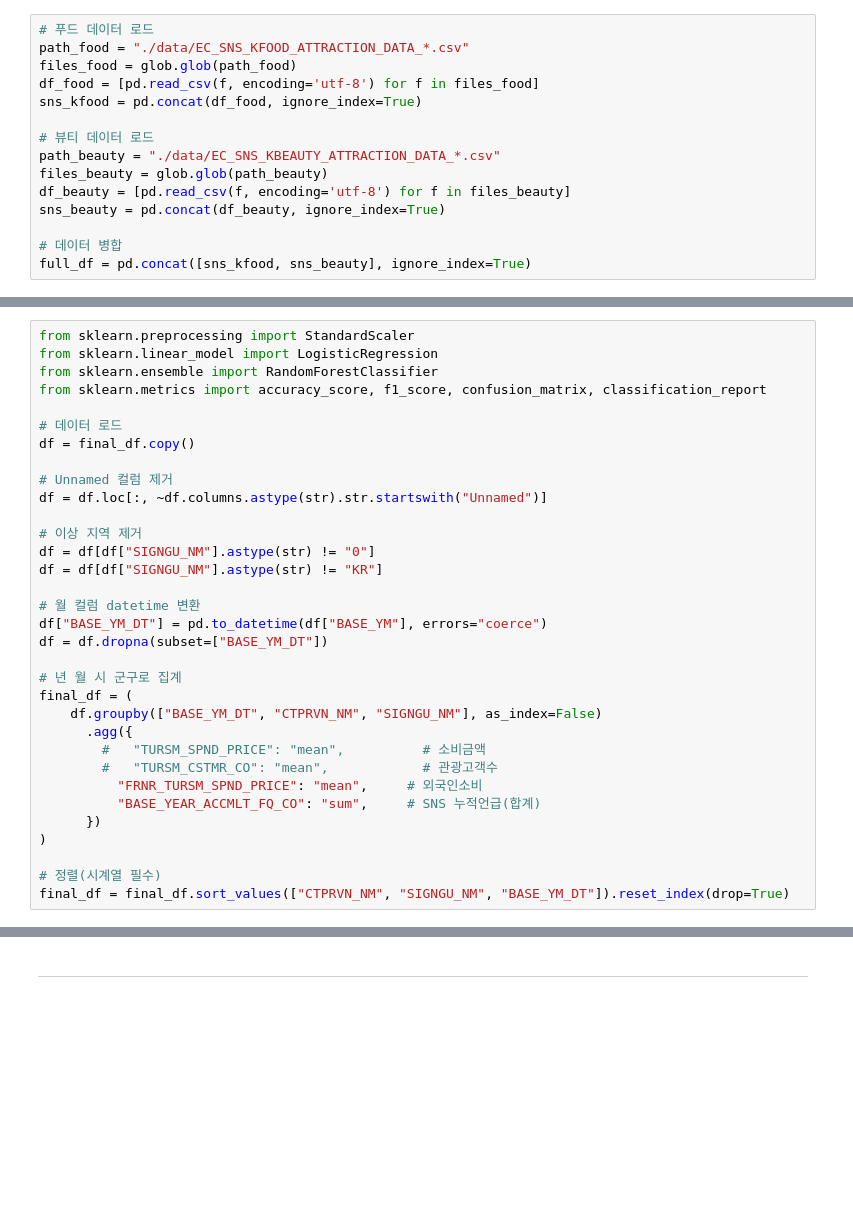
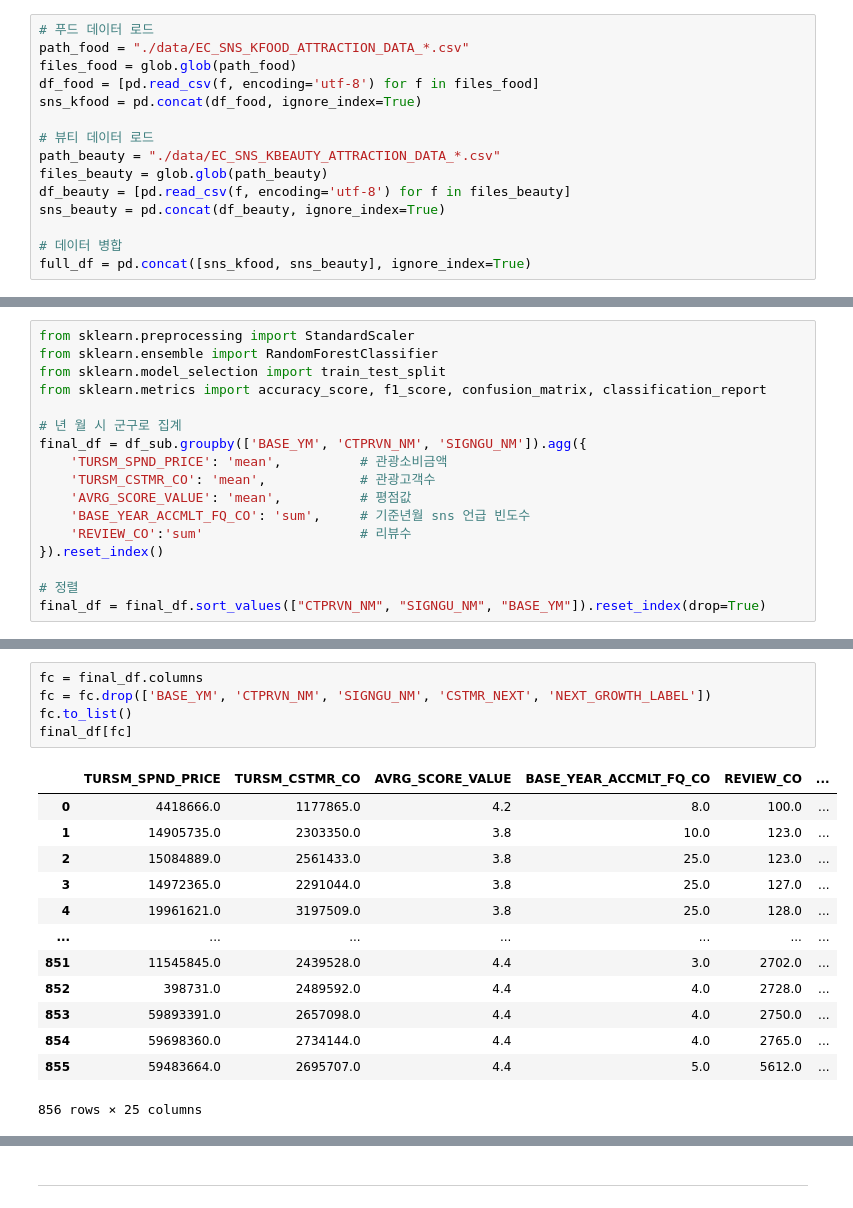
Before and after one commit to Encore-SKN-24/ML_MINI_4TEAM, a Jupyter notebook: predict.ipynb, the cells around one changed output, grey strips where cells are left out. Drawn from its saved outputs; the diff is of its cells as text; blank space fills up the shorter version.

Commit message:
김수진 sns 언급빈도에 따른 지역 소비금액 성장/하락률 예측 통합

```diff
--- a/predict.ipynb
+++ b/predict.ipynb
@@ -60,33 +57,17 @@ final_df = df_sub.groupby(['BASE_YM', 'CTPRVN_NM', 'SIGNGU_NM']).agg({
 # %%
 from sklearn.preprocessing import StandardScaler
-from sklearn.linear_model import LogisticRegression
 from sklearn.ensemble import RandomForestClassifier
+from sklearn.model_selection import train_test_split
 from sklearn.metrics import accuracy_score, f1_score, confusion_matrix, classification_report
 
-# 데이터 로드
-df = final_df.copy()
+# 년 월 시 군구로 집계
+final_df = df_sub.groupby(['BASE_YM', 'CTPRVN_NM', 'SIGNGU_NM']).agg({
+    'TURSM_SPND_PRICE': 'mean',          # 관광소비금액
+    'TURSM_CSTMR_CO': 'mean',            # 관광고객수
+    'AVRG_SCORE_VALUE': 'mean',          # 평점값
+    'BASE_YEAR_ACCMLT_FQ_CO': 'sum',     # 기준년월 sns 언급 빈도수
+    'REVIEW_CO':'sum'                    # 리뷰수
+}).reset_index()
 
-# Unnamed 컬럼 제거
-df = df.loc[:, ~df.columns.astype(str).str.startswith("Unnamed")]
-
-# 이상 지역 제거
-df = df[df["SIGNGU_NM"].astype(str) != "0"]
-df = df[df["SIGNGU_NM"].astype(str) != "KR"]
-
-# 월 컬럼 datetime 변환
-df["BASE_YM_DT"] = pd.to_datetime(df["BASE_YM"], errors="coerce")
-df = df.dropna(subset=["BASE_YM_DT"])
-
-# 년 월 시 군구로 집계
-final_df = (
-    df.groupby(["BASE_YM_DT", "CTPRVN_NM", "SIGNGU_NM"], as_index=False)
-      .agg({
-        #   "TURSM_SPND_PRICE": "mean",          # 소비금액
-        #   "TURSM_CSTMR_CO": "mean",            # 관광고객수
-          "FRNR_TURSM_SPND_PRICE": "mean",     # 외국인소비
-          "BASE_YEAR_ACCMLT_FQ_CO": "sum",     # SNS 누적언급(합계)
-      })
-)
-
-# 정렬(시계열 필수)
-final_df = final_df.sort_values(["CTPRVN_NM", "SIGNGU_NM", "BASE_YM_DT"]).reset_index(drop=True)
+# 정렬
+final_df = final_df.sort_values(["CTPRVN_NM", "SIGNGU_NM", "BASE_YM"]).reset_index(drop=True)
@@ -208,0 +109,19 @@ for _, r in top10.iterrows():
+# %%
+fc = final_df.columns
+fc = fc.drop(['BASE_YM', 'CTPRVN_NM', 'SIGNGU_NM', 'CSTMR_NEXT', 'NEXT_GROWTH_LABEL'])
+fc.to_list()
+final_df[fc]
+# %% [output]
+|  | TURSM_SPND_PRICE | TURSM_CSTMR_CO | AVRG_SCORE_VALUE | BASE_YEAR_ACCMLT_FQ_CO | REVIEW_CO | ... |
+| 0 | 4418666.0 | 1177865.0 | 4.2 | 8.0 | 100.0 | ... |
+| 1 | 14905735.0 | 2303350.0 | 3.8 | 10.0 | 123.0 | ... |
+| 2 | 15084889.0 | 2561433.0 | 3.8 | 25.0 | 123.0 | ... |
+| 3 | 14972365.0 | 2291044.0 | 3.8 | 25.0 | 127.0 | ... |
+| 4 | 19961621.0 | 3197509.0 | 3.8 | 25.0 | 128.0 | ... |
+| ... | ... | ... | ... | ... | ... | ... |
+| 851 | 11545845.0 | 2439528.0 | 4.4 | 3.0 | 2702.0 | ... |
+| 852 | 398731.0 | 2489592.0 | 4.4 | 4.0 | 2728.0 | ... |
+| 853 | 59893391.0 | 2657098.0 | 4.4 | 4.0 | 2750.0 | ... |
+| 854 | 59698360.0 | 2734144.0 | 4.4 | 4.0 | 2765.0 | ... |
+| 855 | 59483664.0 | 2695707.0 | 4.4 | 5.0 | 5612.0 | ... |
+856 rows × 25 columns
```
Also changed, not shown: parts of 9 cells of this notebook.
